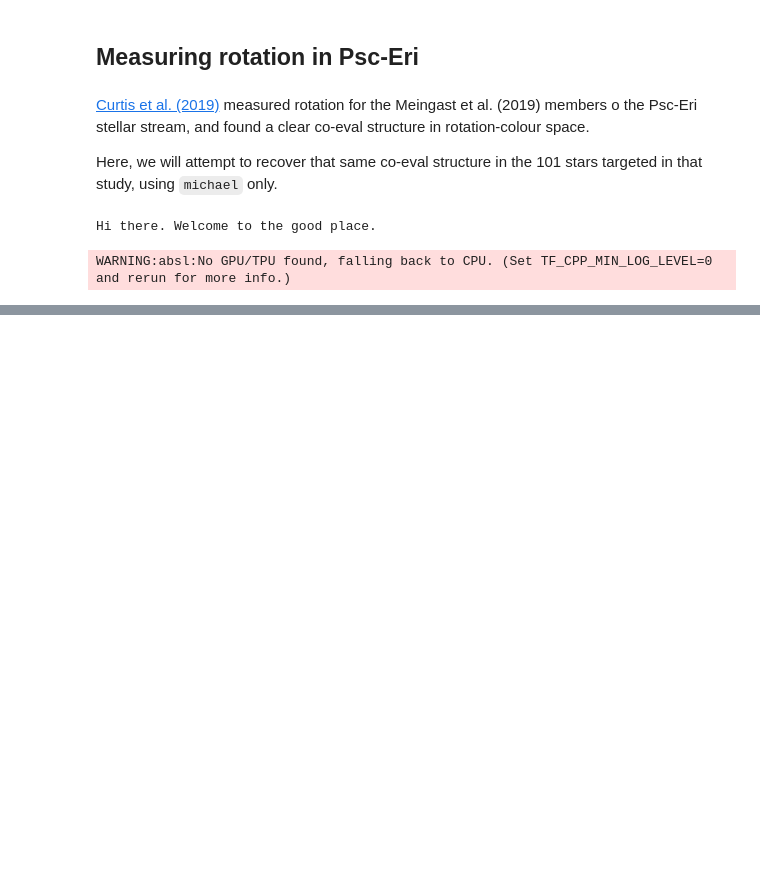
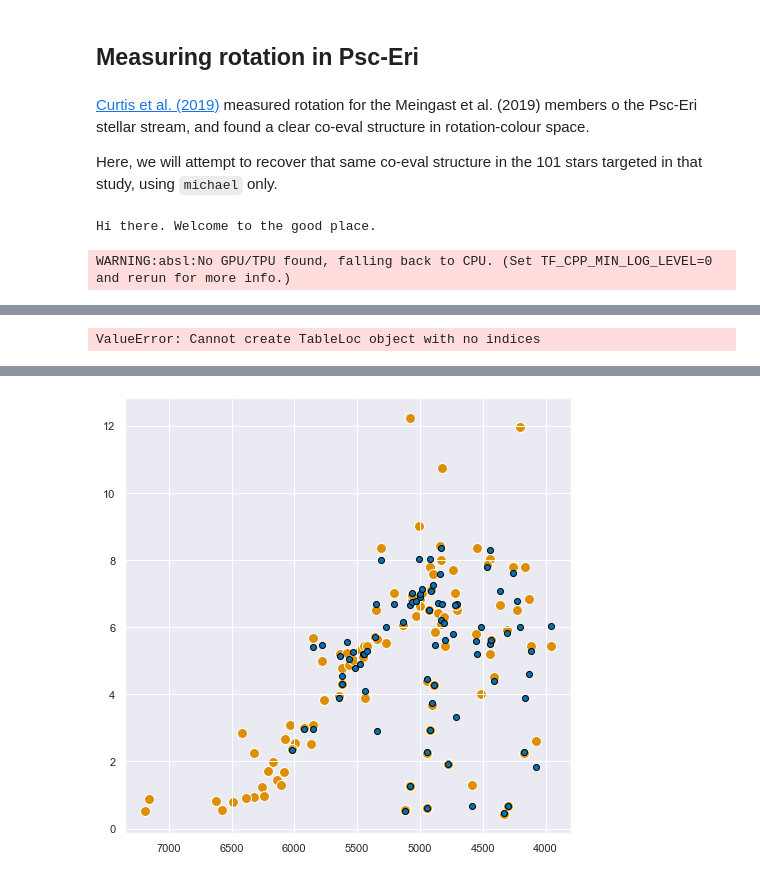
Before and after one commit to ojhall94/michael, a Jupyter notebook: Examples/example_psc_eri.ipynb, the cells around one changed output, grey strips where cells are left out. Saved outputs shown, nothing was run; the diff lists cells and outputs as text; code cells hidden in the pictures; blank space fills up the shorter version.

```diff
--- a/Examples/example_psc_eri.ipynb
+++ b/Examples/example_psc_eri.ipynb
@@ -107,5 +108,13 @@ psceri_full
+# %%
+np.min(df.loc[0, 'P'], psceri_full.loc[0, 'Prot'])
+# %% [output]
+ValueError: Cannot create TableLoc object with no indices
 # %%
+cmap = sns.color_palette('colorblind', 8)
 fig = plt.figure(figsize=(8,8))
-plt.scatter(psceri_full['Teff'], df.P, zorder=1)
-plt.scatter(psceri_full['Teff'], psceri_full['Prot'], zorder=0, ec='w')
+plt.scatter(psceri_full['Teff'], df.P, zorder=1,c=cmap[0], ec='k')
+plt.scatter(psceri_full['Teff'], psceri_full['Prot'], zorder=0, ec='w', s=100, c=cmap[1])
+for idx in range(len(df)):
+    plt.axvline(psceri_full.loc[idx, 'Teff'], ymin = np.min)
 plt.gca().invert_xaxis()
+# %% [output]
@@ -112,2 +123,3 @@ plt.gca().invert_xaxis()
+[figure, added]
 # %%
 sns.distplot(df.P/ psceri['Prot'])
```
Also changed, not shown: parts of 5 cells of this notebook.
